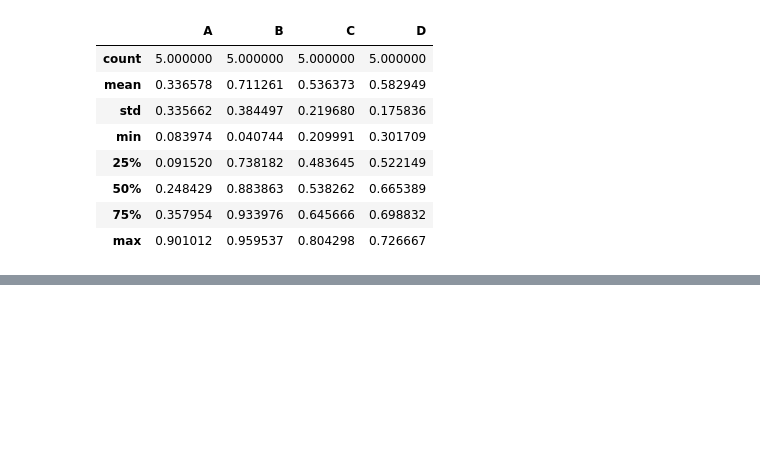
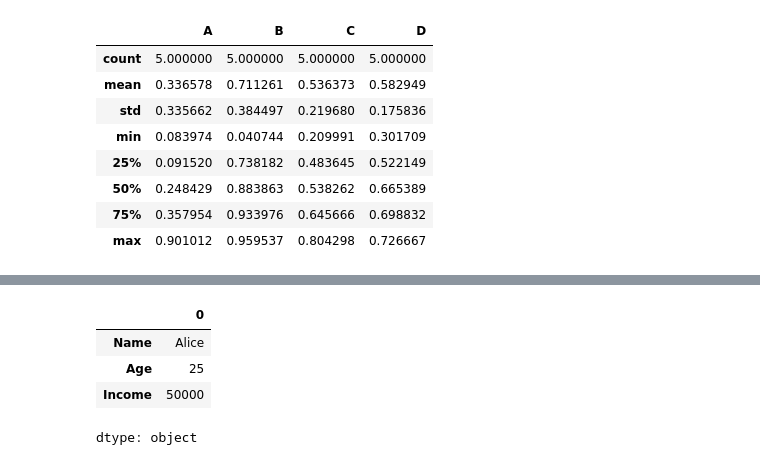
Before and after one commit to Maruf0275/Machine-Learning-CIT, a Jupyter notebook: Python-Libraries/Pandas.ipynb, the cells around one changed output, grey strips where cells are left out. Drawn from its saved outputs; the diff is of its cells as text; code cells hidden in the pictures; blank space fills up the shorter version.

```diff
--- a/Python-Libraries/Pandas.ipynb
+++ b/Python-Libraries/Pandas.ipynb
@@ -284,0 +349,8 @@ df.describe()
+# %%
+df.min()
+# %% [output]
+|  | 0 |
+| Name | Alice |
+| Age | 25 |
+| Income | 50000 |
+dtype: object
```
Also changed, not shown: parts of 11 cells of this notebook.
